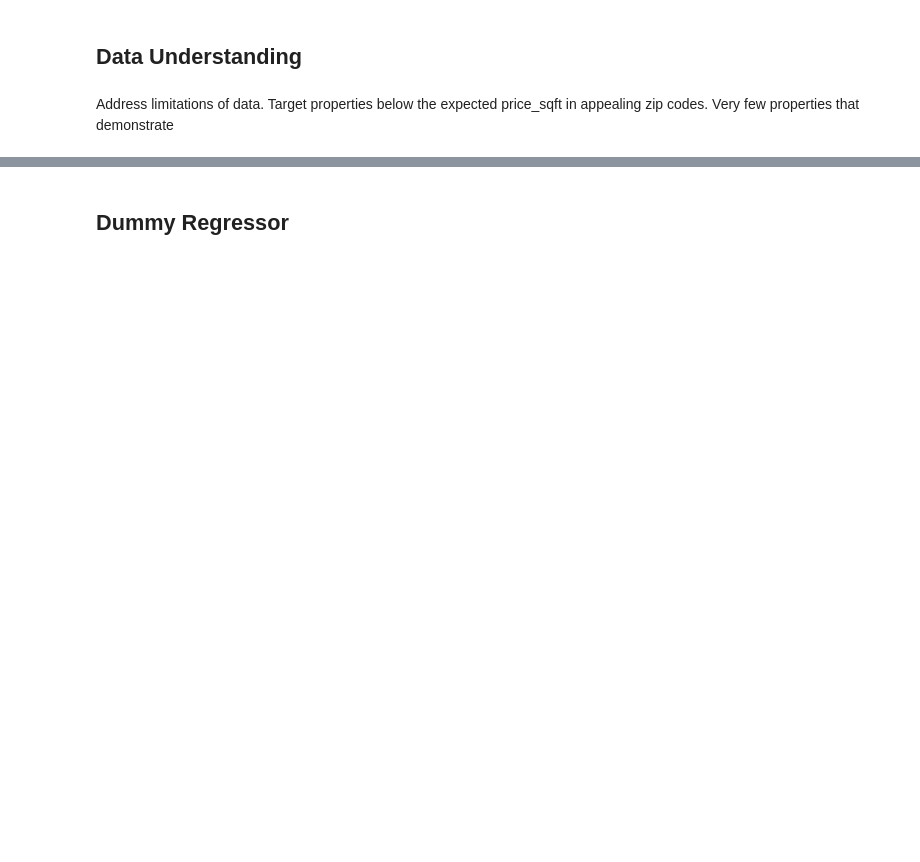
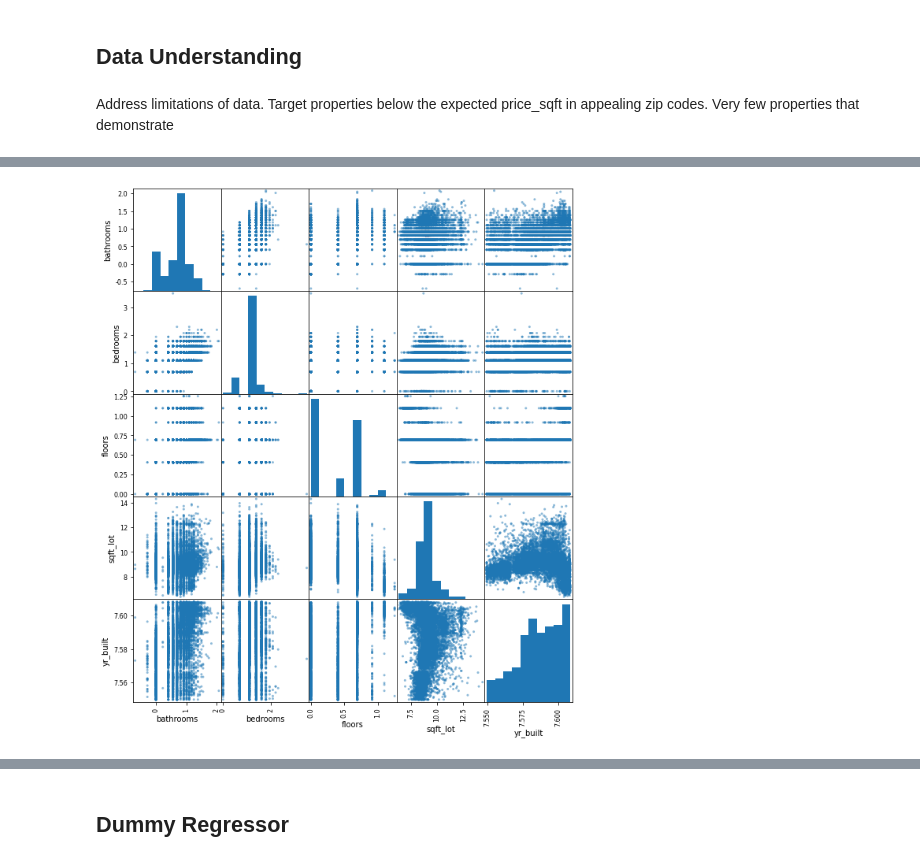
Before and after one commit to ThomasHChapman/P2-SeattleHousing, a Jupyter notebook: working_notebooks/tom_working.ipynb, the cells around one changed output, grey strips where cells are left out. Drawn from its saved outputs; the diff is of its cells as text; code cells hidden in the pictures; blank space fills up the shorter version.

```diff
--- a/working_notebooks/tom_working.ipynb
+++ b/working_notebooks/tom_working.ipynb
@@ -173,0 +99,12 @@ kc_encoded.to_csv('../data/kc_encoded.csv')
+# %%
+# Encode Categorical Variables in Test & Train data.
+
+# Identify catgeorical values & create new df with only the categorical columns.
+categoricals = ['condition', 'grade']
+X_train_cats = X_train[categoricals]
+X_test_cats = X_test[categoricals]
+# %%
+# OneHot encoding for categorical variables in Train data. Drop first column to avoid perfect multicolinearity.
+ohe = OneHotEncoder(drop='first')
+X_train_cats_encoded = ohe.fit_transform(X_train_cats)
+X_train_cats_df = pd.DataFrame(X_train_cats_encoded.todense(), columns=ohe.get_feature_names(categoricals))
@@ -173,0 +118,4 @@ kc_encoded.to_csv('../data/kc_encoded.csv')
+# %%
+# Drop original categorical columns, concatenate encoded columns.
+X_train_data = X_train.drop(columns=categoricals)
+X_train_encoded = pd.concat([X_train_data.reset_index(drop=True), X_train_cats_df.reset_index(drop=True)], axis=1)
@@ -173,0 +144,8 @@ kc_encoded.to_csv('../data/kc_encoded.csv')
+# %%
+# OneHot encoding for categorical variables in Test data.
+ohe = OneHotEncoder(drop='first')
+X_test_cats_encoded = ohe.fit_transform(X_test_cats)
+X_test_cats_df = pd.DataFrame(X_test_cats_encoded.todense(), columns=ohe.get_feature_names(categoricals))
+X_test_data = X_test.drop(columns=categoricals)
+X_test_encoded = pd.concat([X_test_data.reset_index(drop=True), X_test_cats_df.reset_index(drop=True)], axis=1)
+X_test_encoded.info()
@@ -173,0 +170,16 @@ kc_encoded.to_csv('../data/kc_encoded.csv')
+# %%
+# log-transform non-normal features of Train Data
+non_normal = ['bathrooms', 'bedrooms', 'floors', 'sqft_lot', 'yr_built']
+train_preds_log = pd.DataFrame([])
+train_preds_log[non_normal] = np.log(X_train_encoded[non_normal])
+train_preds_log = pd.concat([train_preds_log.reset_index(drop=True), X_train_encoded.iloc[:,6:].reset_index(drop=True)], axis=1)
+
+# log-transform non-normal features of Test Data
+test_preds_log = pd.DataFrame([])
+test_preds_log[non_normal] = np.log(X_test_encoded[non_normal])
+test_preds_log = pd.concat([test_preds_log.reset_index(drop=True), X_test_encoded.iloc[:,6:].reset_index(drop=True)], axis=1)
+
+# Visualize Impact of Logged Train Preds
+pd.plotting.scatter_matrix(train_preds_log[non_normal], figsize=(10,12));
+# %% [output]
+[figure, added]
```
Also changed, not shown: parts of 104 cells of this notebook.
